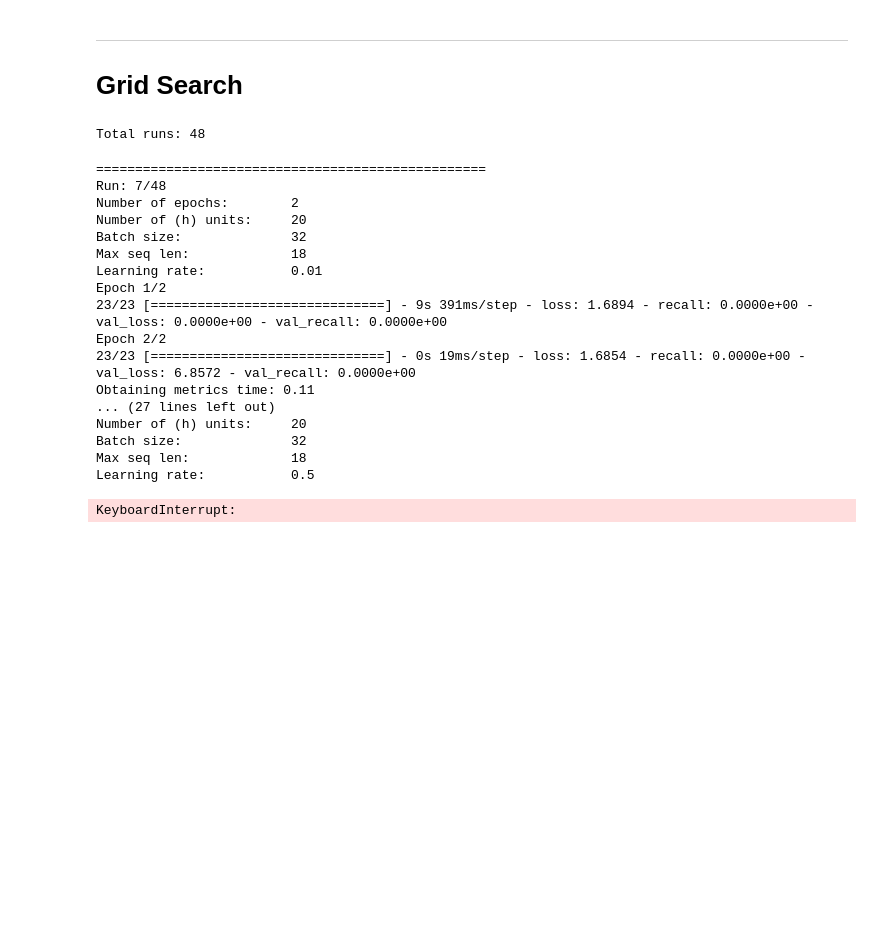
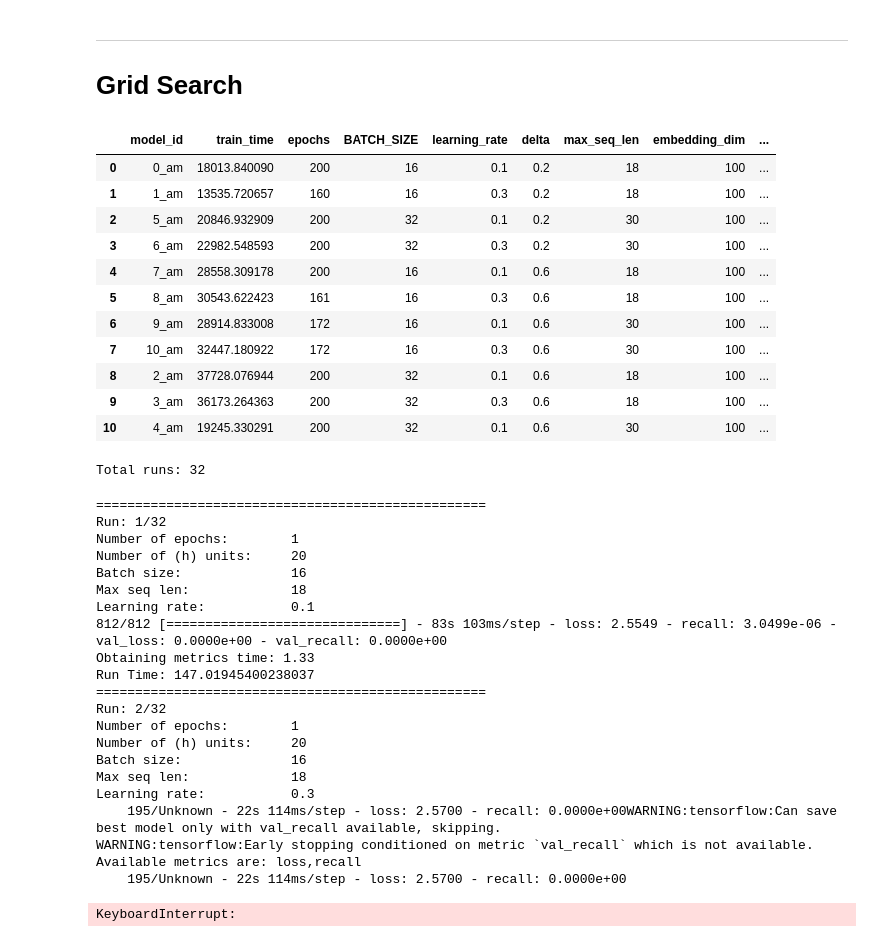
Before and after one commit to ROpdam/recommender_comparison, a Jupyter notebook: CF_RNN_GS.ipynb, the cells around one changed output. Saved outputs shown, nothing was run; the diff lists cells and outputs as text; code cells hidden in the pictures; blank space fills up the shorter version.

```diff
--- a/CF_RNN_GS.ipynb
+++ b/CF_RNN_GS.ipynb
@@ -97,19 +120,35 @@ directory = '../ckpts/ckpts'
 # %% [markdown]
 ---
 # Grid Search
+# %%
+all_models
+# %% [output]
+|  | model_id | train_time | epochs | BATCH_SIZE | learning_rate | delta | max_seq_len | embedding_dim | ... |
+| 0 | 0_am | 18013.840090 | 200 | 16 | 0.1 | 0.2 | 18 | 100 | ... |
+| 1 | 1_am | 13535.720657 | 160 | 16 | 0.3 | 0.2 | 18 | 100 | ... |
+| 2 | 5_am | 20846.932909 | 200 | 32 | 0.1 | 0.2 | 30 | 100 | ... |
+| 3 | 6_am | 22982.548593 | 200 | 32 | 0.3 | 0.2 | 30 | 100 | ... |
+| 4 | 7_am | 28558.309178 | 200 | 16 | 0.1 | 0.6 | 18 | 100 | ... |
+| 5 | 8_am | 30543.622423 | 161 | 16 | 0.3 | 0.6 | 18 | 100 | ... |
+| 6 | 9_am | 28914.833008 | 172 | 16 | 0.1 | 0.6 | 30 | 100 | ... |
+| 7 | 10_am | 32447.180922 | 172 | 16 | 0.3 | 0.6 | 30 | 100 | ... |
+| 8 | 2_am | 37728.076944 | 200 | 32 | 0.1 | 0.6 | 18 | 100 | ... |
+| 9 | 3_am | 36173.264363 | 200 | 32 | 0.3 | 0.6 | 18 | 100 | ... |
+| 10 | 4_am | 19245.330291 | 200 | 32 | 0.1 | 0.6 | 30 | 100 | ... |
 # %%
-learning_rates = [0.01, 0.1, 0.5]
-epochs = [2]# [100, 400]
+learning_rates = [0.1, 0.3]
+epochs = [1]
 deltas = [0.2, 0.6]
-batch_sizes = [32, 64]
+batch_sizes = [16, 32]
 max_seq_lens = [18, 30] #Median=18
 rnn_units = [20, 50]
+rank_at = 20
 
 total_runs = len(learning_rates) * len(epochs) * len(deltas) * len(batch_sizes) * len(max_seq_lens) * len(rnn_units)
 runs = 0
-print('Total runs:', total_runs)
+print(f'Total runs: {total_runs}')
 # %% [output]
-Total runs: 48
+Total runs: 32
 # %%
 metrics=[recall_metric(total_items=total_items)]
 for epoch in epochs:
@@ -139,6 +178,7 @@ for epoch in epochs:
 
                     for learning_rate in learning_rates:
                         runs += 1
+                        s = time.time()
 
                         # Print current run
                         print('='*50, '\nRun:', str(runs) + '/' + str(total_runs))
@@ -176,36 +216,41 @@ for epoch in epochs:
 
 
                         # Restore lates checkpoint and predict
-                        model = build_LSTM_model(total_items = total_items, embedding_dim = embedding_dim, mask_value = pad_value, rnn_units = rnn_unit, batch_size = 1, return_sequences=False)
+                        model = build_LSTM_model(total_items = total_items, embedding_dim = embedding_dim, mask_value = pad_value, rnn_units = rnn_unit, batch_size = None, return_sequences=False)
                         model.load_weights(tf.train.latest_checkpoint(checkpoint_dir)).expect_partial()
                         model.build(tf.TensorShape([1, None]))
-                        preds_df = get_predictions(model, test_set, test_left_out_items, 20)
-                        metrics_test = get_metrics(preds_df, 5, 20)
-                        print(metrics_test)
+                        test_batch_size = 1
+                        preds_df = get_predictions(model, test_set, test_left_out_items, test_batch_size, max_seq_len, pad_value, rank_at)
+                        metrics_test = get_metrics(preds_df, 5, rank_at)
+#                         print(metrics_test)
 
                         # Store model
-                        store_path = path + 'results/' + res_ext + '/all_models'
+                        store_path = path + 'results/' + res_ext + '/all_models_2'
                         train_time = np.sum(timing_callback.logs)
                         all_models = store_LSTM_model(store_path, params.copy(), history.history.copy(), train_time, metrics_test, store=True)
 
                         # Change Model Id for next model
                         params['model_id'] = str(int(params['model_id'][0]) + 1) + '_am'
+                        print(f'Run Time: {time.time() - s}')
 # %% [output]
 ==================================================
-Run: 7/48
-Number of epochs:        2
+Run: 1/32
+Number of epochs:        1
 Number of (h) units:     20
-Batch size:              32
+Batch size:              16
 Max seq len:             18
-Learning rate:           0.01
-Epoch 1/2
-23/23 [==============================] - 9s 391ms/step - loss: 1.6894 - recall: 0.0000e+00 - val_loss: 0.0000e+00 - val_recall: 0.0000e+00
-Epoch 2/2
-23/23 [==============================] - 0s 19ms/step - loss: 1.6854 - recall: 0.0000e+00 - val_loss: 6.8572 - val_recall: 0.0000e+00
-Obtaining metrics time: 0.11
-... (27 lines left out)
+Learning rate:           0.1
+812/812 [==============================] - 83s 103ms/step - loss: 2.5549 - recall: 3.0499e-06 - val_loss: 0.0000e+00 - val_recall: 0.0000e+00
+Obtaining metrics time: 1.33
+Run Time: 147.01945400238037
+==================================================
+Run: 2/32
+Number of epochs:        1
 Number of (h) units:     20
-Batch size:              32
+Batch size:              16
 Max seq len:             18
-Learning rate:           0.5
+Learning rate:           0.3
+    195/Unknown - 22s 114ms/step - loss: 2.5700 - recall: 0.0000e+00WARNING:tensorflow:Can save best model only with val_recall available, skipping.
+WARNING:tensorflow:Early stopping conditioned on metric `val_recall` which is not available. Available metrics are: loss,recall
+    195/Unknown - 22s 114ms/step - loss: 2.5700 - recall: 0.0000e+00
 KeyboardInterrupt:
```
Also changed, not shown: parts of 5 cells of this notebook, 1 other file.
